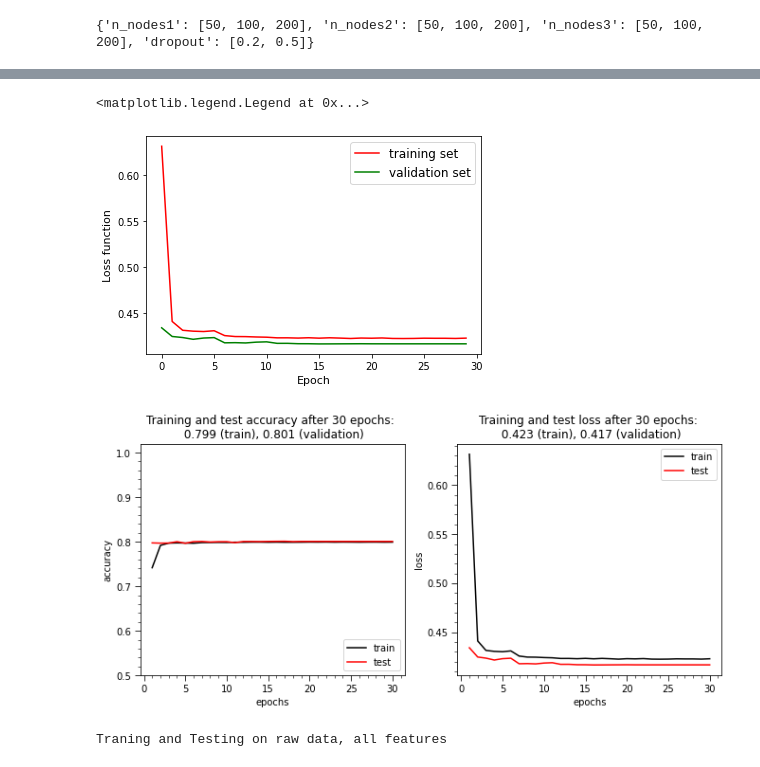
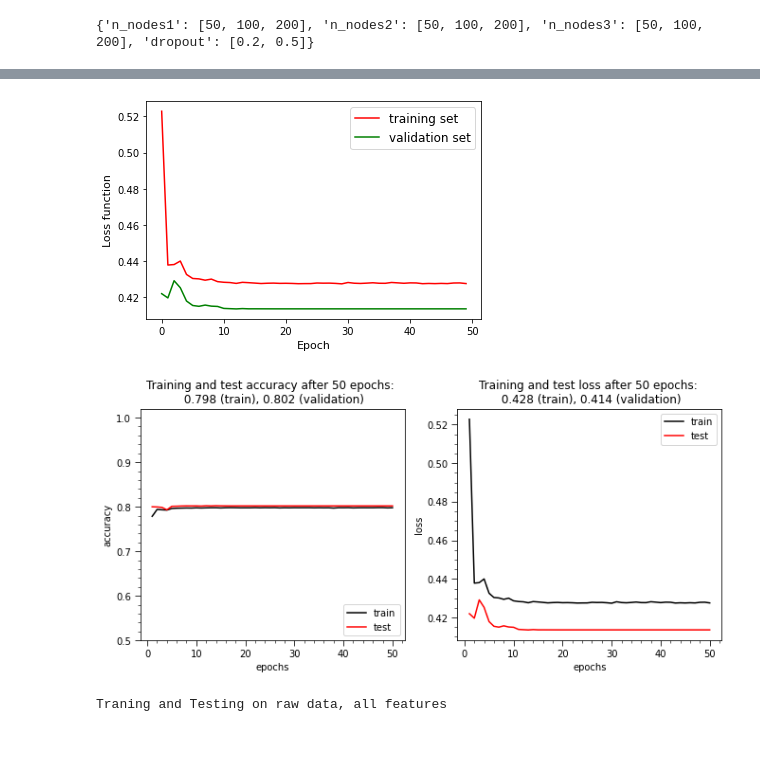
Before and after one commit to igomezv/ANN_Nbody, a Jupyter notebook: ANN_NBody_simulation_data_v2.ipynb, the cells around one changed output, grey strips where cells are left out. Saved outputs shown, nothing was run; the diff lists cells and outputs as text; code cells hidden in the pictures.

Commit message:
best ANN model

```diff
--- a/ANN_NBody_simulation_data_v2.ipynb
+++ b/ANN_NBody_simulation_data_v2.ipynb
@@ -315,7 +315,7 @@ neural_model = ann_model(n_nodes1=n_nodes1, n_nodes2=n_nodes2, n_nodes3=n_nodes3
                         dropout=dropout)
 
 estop = tf.keras.callbacks.EarlyStopping(monitor='val_accuracy',
-                                         patience=30,
+                                         patience=100,
                                          restore_best_weights=True)
 
 lrdecay = tf.keras.callbacks.ReduceLROnPlateau(monitor='val_loss',
@@ -324,8 +324,8 @@ callbacks = [estop, lrdecay]
 
 neural_model_history = neural_model.fit(X_train,
                                       y_train,
-                                      epochs=30,
-                                      batch_size=2018,
+                                      epochs=50,
+                                      batch_size=1024,
                                       validation_data=(X_val,y_val),
                                       verbose=1, callbacks=callbacks)
 # %% [output]
@@ -356,13 +355,14 @@ Epoch 30/30
 # %%
 plt.plot(neural_model_history.history['loss'], color='r', )
 plt.plot(neural_model_history.history['val_loss'], color='g')
 
 plt.ylabel('Loss function', fontsize=11)
 plt.xlabel('Epoch', fontsize=11)
 plt.legend(['training set', 'validation set'], loc='upper right', fontsize=12)
+
+neural_model.save('ANN_halo_binary_clasif.h5')
 # %% [output]
-<matplotlib.legend.Legend at 0x...>
-[figure, old version]
+[figure, new version]
 # %%
 #plot
 fig, axs = plt.subplots(nrows=1, ncols=2, figsize=(11,4.5))
@@ -409,7 +409,7 @@ axs[0].set_title('Training and test accuracy after {} epochs: \n {:.3f} (train),
 axs[1].set_title('Training and test loss after {} epochs: \n {:.3f} (train), {:.3f} (validation)'
                  .format(len(epochs),loss_values[-1],val_loss_values[-1]));
 # %% [output]
-[figure, old version]
+[figure, new version]
 # %%
 ypred2 = neural_model.predict(X_test)
 #####
```
Also changed, not shown: parts of 6 cells of this notebook, 1 other file.
